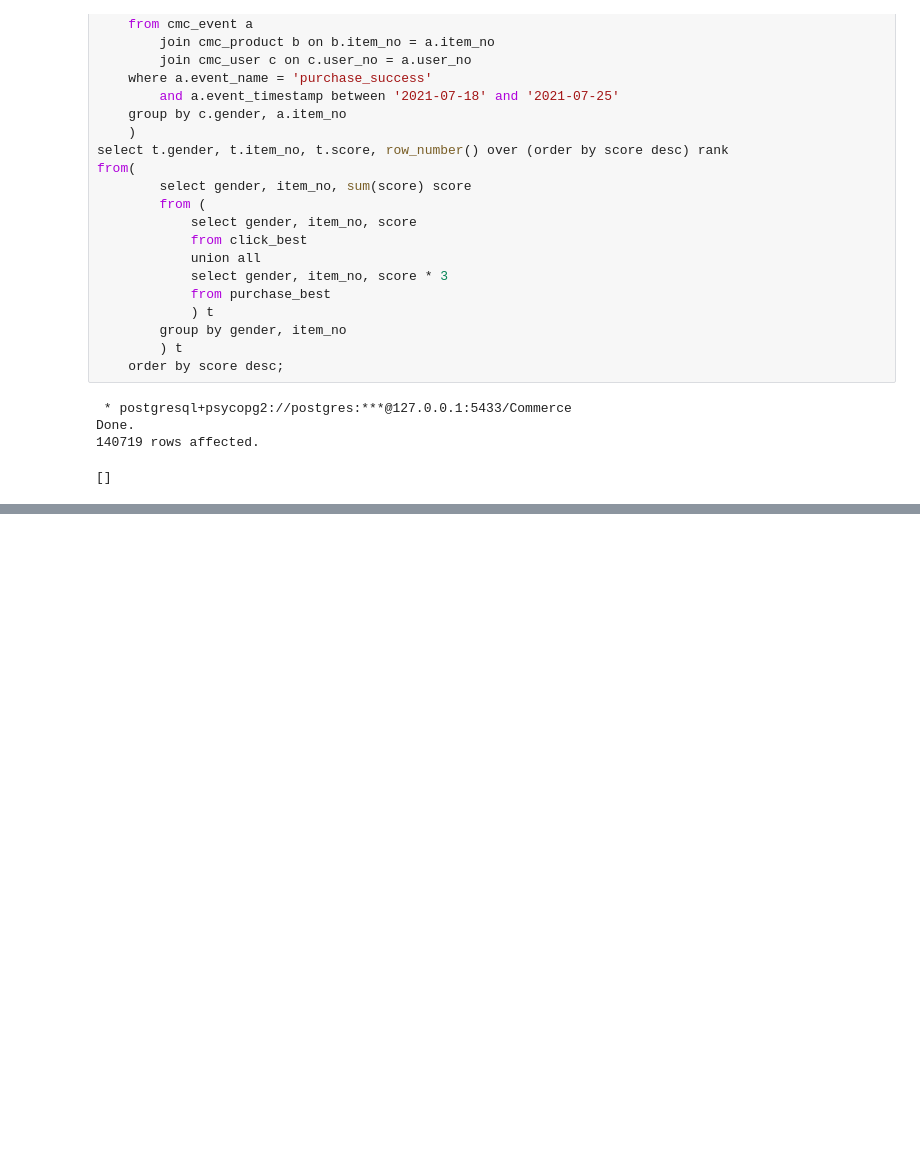
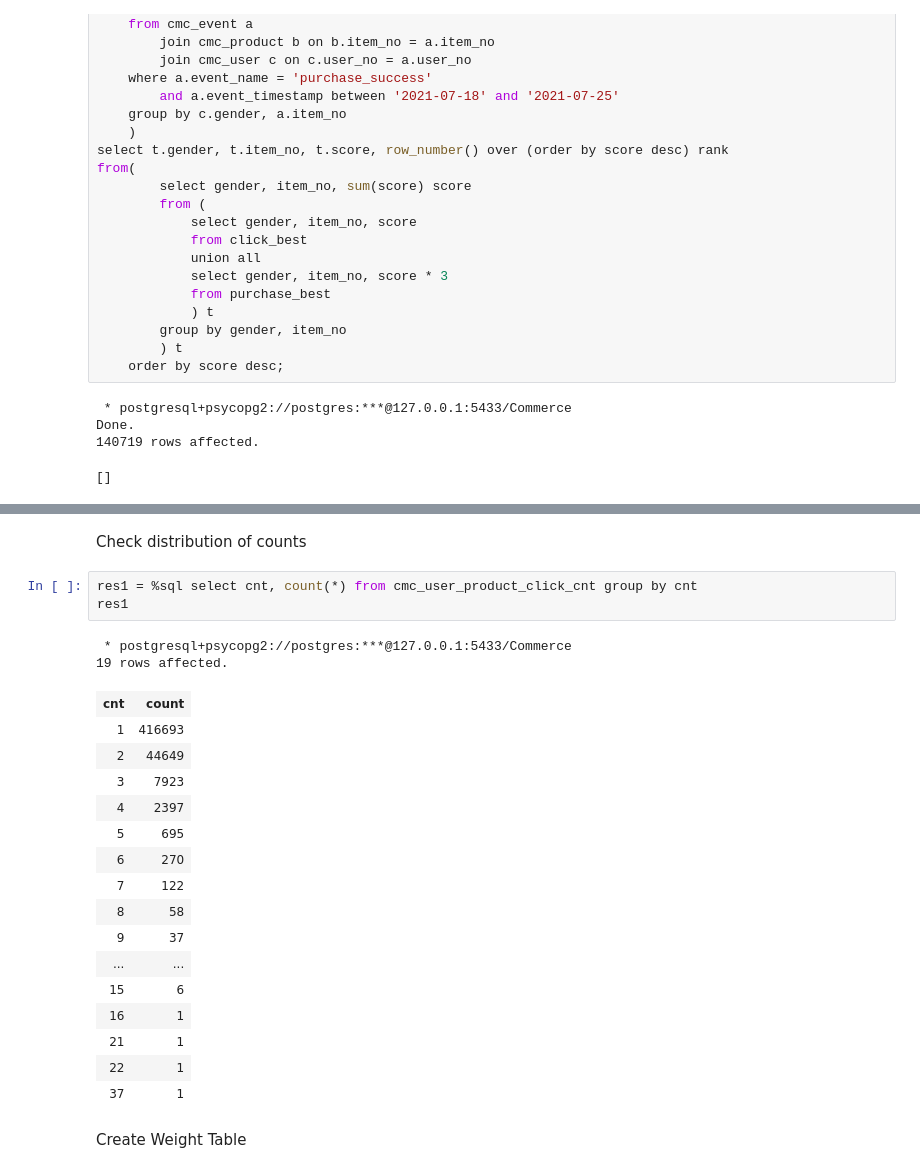
Before and after one commit to KevinTheRainmaker/Recommendation_Algorithms, a Jupyter notebook: Commerce_RecSys.ipynb, the cells around one changed output, grey strips where cells are left out. Saved outputs shown, nothing was run; the diff lists cells and outputs as text; blank space fills up the shorter version.

```diff
--- a/Commerce_RecSys.ipynb
+++ b/Commerce_RecSys.ipynb
@@ -349,0 +403,26 @@ result
+# %% [markdown]
+Check distribution of counts
+# %%
+res1 = %sql select cnt, count(*) from cmc_user_product_click_cnt group by cnt
+res1
+# %% [output]
+ * postgresql+psycopg2://postgres:***@127.0.0.1:5433/Commerce
+19 rows affected.
+| cnt | count |
+| 1 | 416693 |
+| 2 | 44649 |
+| 3 | 7923 |
+| 4 | 2397 |
+| 5 | 695 |
+| 6 | 270 |
+| 7 | 122 |
+| 8 | 58 |
+| 9 | 37 |
+| ... | ... |
+| 15 | 6 |
+| 16 | 1 |
+| 21 | 1 |
+| 22 | 1 |
+| 37 | 1 |
+# %% [markdown]
+Create Weight Table
```
Also changed, not shown: parts of 8 cells of this notebook.
